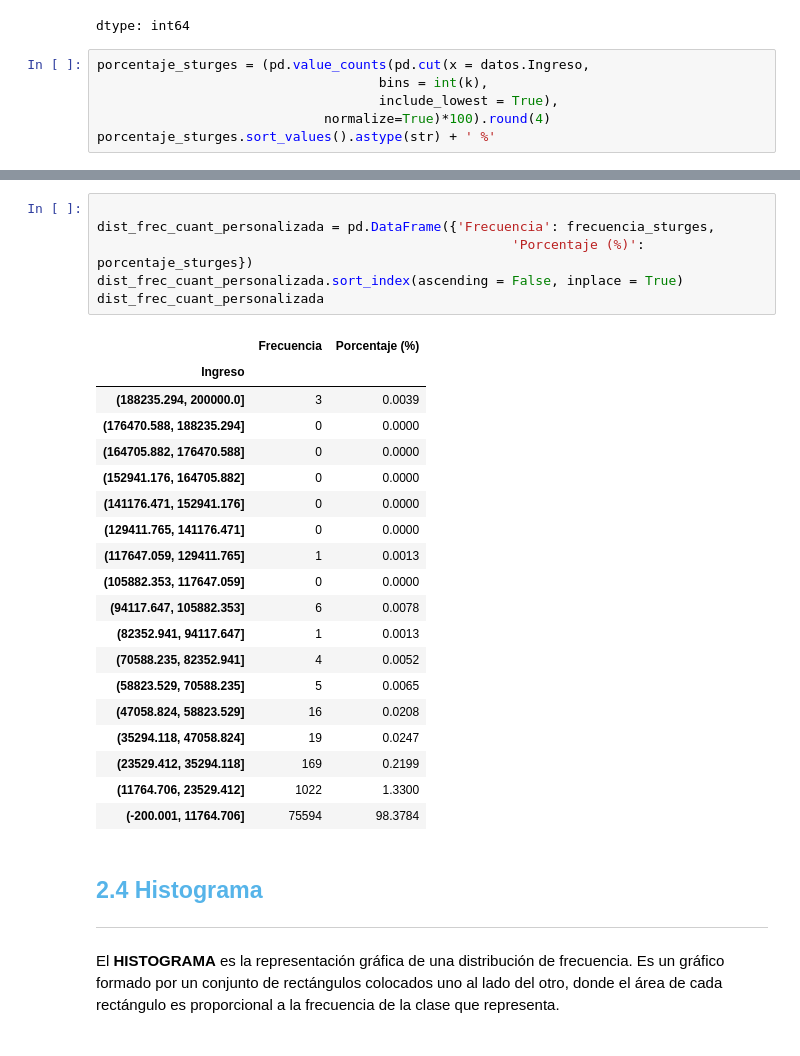
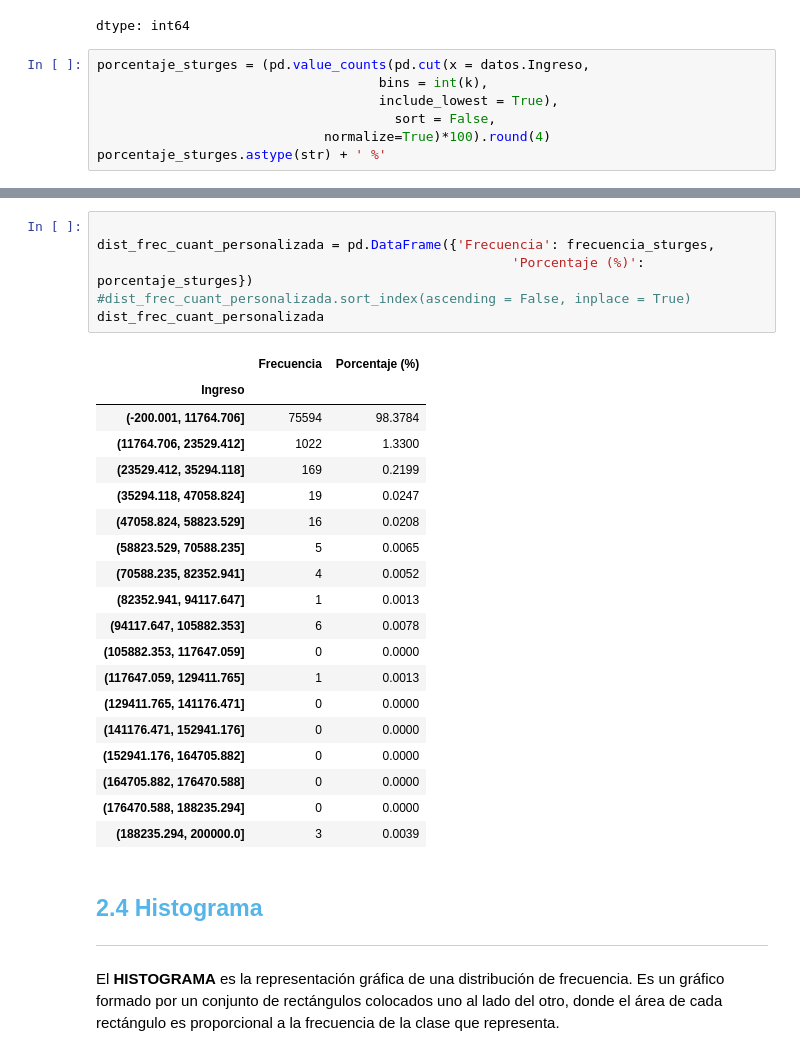
Before and after one commit to ivazquez-07/python_data_science_excersises, a Jupyter notebook: Curso-de-Estadistica-con-Python-Aula-1/Curso_de_Estadística_con_Python_1.ipynb, the cells around one changed output, grey strips where cells are left out. Saved outputs shown, nothing was run; the diff lists cells and outputs as text.

```diff
--- a/Curso-de-Estadistica-con-Python-Aula-1/Curso_de_Estadística_con_Python_1.ipynb
+++ b/Curso-de-Estadistica-con-Python-Aula-1/Curso_de_Estadística_con_Python_1.ipynb
@@ -471,8 +471,9 @@ dtype: int64
 porcentaje_sturges = (pd.value_counts(pd.cut(x = datos.Ingreso,
                                     bins = int(k),
                                     include_lowest = True),
+                                      sort = False,
                              normalize=True)*100).round(4)
-porcentaje_sturges.sort_values().astype(str) + ' %'
+porcentaje_sturges.astype(str) + ' %'
 # %% [output]
 |  | proportion |
 | Ingreso |  |
@@ -497,29 +498,29 @@ dtype: object
 # %%
 
 dist_frec_cuant_personalizada = pd.DataFrame({'Frecuencia': frecuencia_sturges,
                                                      'Porcentaje (%)': porcentaje_sturges})
-dist_frec_cuant_personalizada.sort_index(ascending = False, inplace = True)
+#dist_frec_cuant_personalizada.sort_index(ascending = False, inplace = True)
 dist_frec_cuant_personalizada
 # %% [output]
 |  | Frecuencia | Porcentaje (%) |
 | Ingreso |  |  |
+| (-200.001, 11764.706] | 75594 | 98.3784 |
+| (11764.706, 23529.412] | 1022 | 1.3300 |
+| (23529.412, 35294.118] | 169 | 0.2199 |
+| (35294.118, 47058.824] | 19 | 0.0247 |
+| (47058.824, 58823.529] | 16 | 0.0208 |
+| (58823.529, 70588.235] | 5 | 0.0065 |
+| (70588.235, 82352.941] | 4 | 0.0052 |
+| (82352.941, 94117.647] | 1 | 0.0013 |
+| (94117.647, 105882.353] | 6 | 0.0078 |
+| (105882.353, 117647.059] | 0 | 0.0000 |
+| (117647.059, 129411.765] | 1 | 0.0013 |
+| (129411.765, 141176.471] | 0 | 0.0000 |
+| (141176.471, 152941.176] | 0 | 0.0000 |
+| (152941.176, 164705.882] | 0 | 0.0000 |
+| (164705.882, 176470.588] | 0 | 0.0000 |
+| (176470.588, 188235.294] | 0 | 0.0000 |
 | (188235.294, 200000.0] | 3 | 0.0039 |
-| (176470.588, 188235.294] | 0 | 0.0000 |
-| (164705.882, 176470.588] | 0 | 0.0000 |
-| (152941.176, 164705.882] | 0 | 0.0000 |
-| (141176.471, 152941.176] | 0 | 0.0000 |
-| (129411.765, 141176.471] | 0 | 0.0000 |
-| (117647.059, 129411.765] | 1 | 0.0013 |
-| (105882.353, 117647.059] | 0 | 0.0000 |
-| (94117.647, 105882.353] | 6 | 0.0078 |
-| (82352.941, 94117.647] | 1 | 0.0013 |
-| (70588.235, 82352.941] | 4 | 0.0052 |
-| (58823.529, 70588.235] | 5 | 0.0065 |
-| (47058.824, 58823.529] | 16 | 0.0208 |
-| (35294.118, 47058.824] | 19 | 0.0247 |
-| (23529.412, 35294.118] | 169 | 0.2199 |
-| (11764.706, 23529.412] | 1022 | 1.3300 |
-| (-200.001, 11764.706] | 75594 | 98.3784 |
 # %% [markdown]
 ## <font color=#56B4E9>2.4 Histograma</font>
 ***
```
Also changed, not shown: parts of 6 cells of this notebook.
